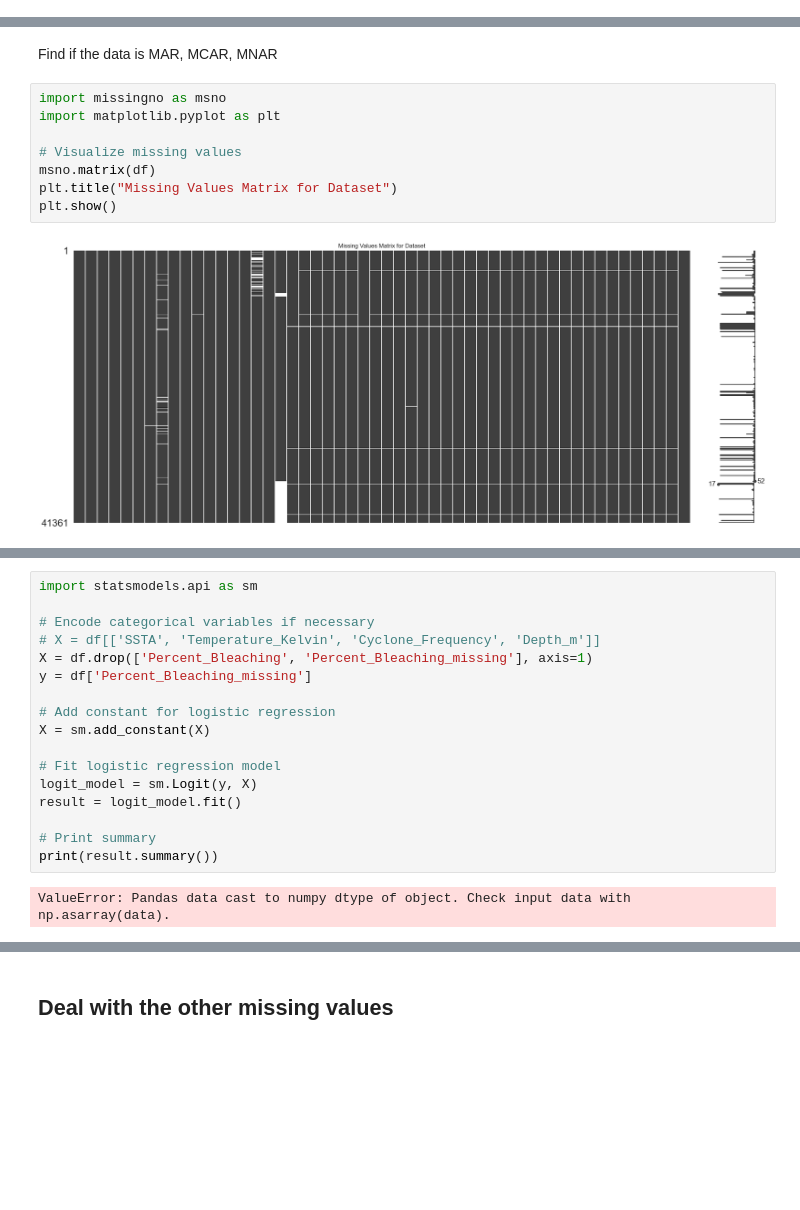
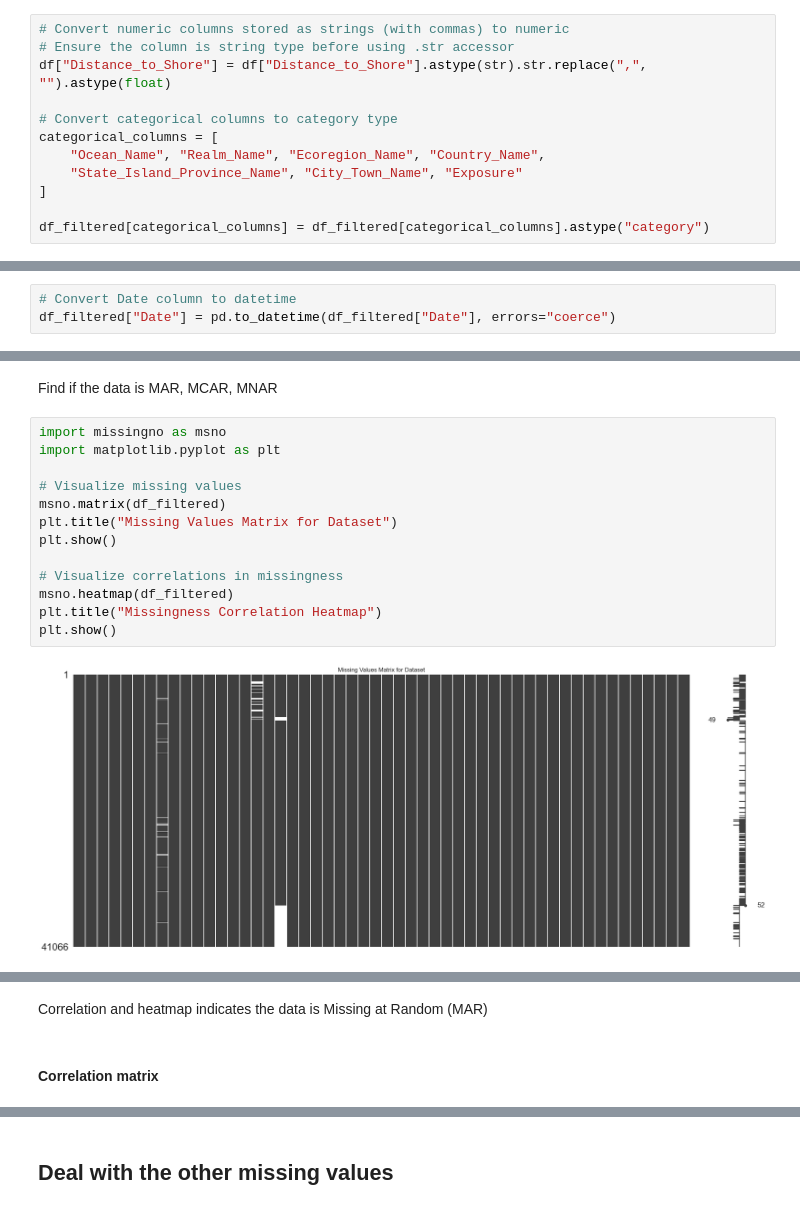
Before and after one commit to xlumzee/Temperature-and-Coral-Bleaching, a Jupyter notebook: notebooks/DataPreprocessing.ipynb, the cells around one changed output, grey strips where cells are left out. Cells and saved outputs as stored; diff of their text form; blank space fills up the shorter version.

Commit message:
dealt with missing values

```diff
--- a/notebooks/DataPreprocessing.ipynb
+++ b/notebooks/DataPreprocessing.ipynb
@@ -220,0 +237,12 @@ memory usage: 16.6+ MB
+# %%
+# Convert numeric columns stored as strings (with commas) to numeric
+# Ensure the column is string type before using .str accessor
+df["Distance_to_Shore"] = df["Distance_to_Shore"].astype(str).str.replace(",", "").astype(float)
+
+# Convert categorical columns to category type
+categorical_columns = [
+    "Ocean_Name", "Realm_Name", "Ecoregion_Name", "Country_Name",
+    "State_Island_Province_Name", "City_Town_Name", "Exposure"
+]
+
+df_filtered[categorical_columns] = df_filtered[categorical_columns].astype("category")
@@ -220,0 +255,3 @@ memory usage: 16.6+ MB
+# %%
+# Convert Date column to datetime
+df_filtered["Date"] = pd.to_datetime(df_filtered["Date"], errors="coerce")
@@ -546,10 +605,15 @@ Find if the data is MAR, MCAR, MNAR
 # %%
 import missingno as msno
 import matplotlib.pyplot as plt
 
 # Visualize missing values
-msno.matrix(df)
+msno.matrix(df_filtered)
 plt.title("Missing Values Matrix for Dataset")
 plt.show()
+
+# Visualize correlations in missingness
+msno.heatmap(df_filtered)
+plt.title("Missingness Correlation Heatmap")
+plt.show()
 # %% [output]
-[figure, old version]
+[figure, new version]
@@ -556,19 +621,4 @@ plt.show()
-# %%
-import statsmodels.api as sm
-
-# Encode categorical variables if necessary
-# X = df[['SSTA', 'Temperature_Kelvin', 'Cyclone_Frequency', 'Depth_m']]
-X = df.drop(['Percent_Bleaching', 'Percent_Bleaching_missing'], axis=1)
-y = df['Percent_Bleaching_missing']
-
-# Add constant for logistic regression
-X = sm.add_constant(X)
-
-# Fit logistic regression model
-logit_model = sm.Logit(y, X)
-result = logit_model.fit()
-
-# Print summary
-print(result.summary())
-# %% [output]
-ValueError: Pandas data cast to numpy dtype of object. Check input data with np.asarray(data).
+# %% [markdown]
+Correlation and heatmap indicates the data is Missing at Random (MAR)
+# %% [markdown]
+#### Correlation matrix
```
Also changed, not shown: parts of 30 cells of this notebook.
